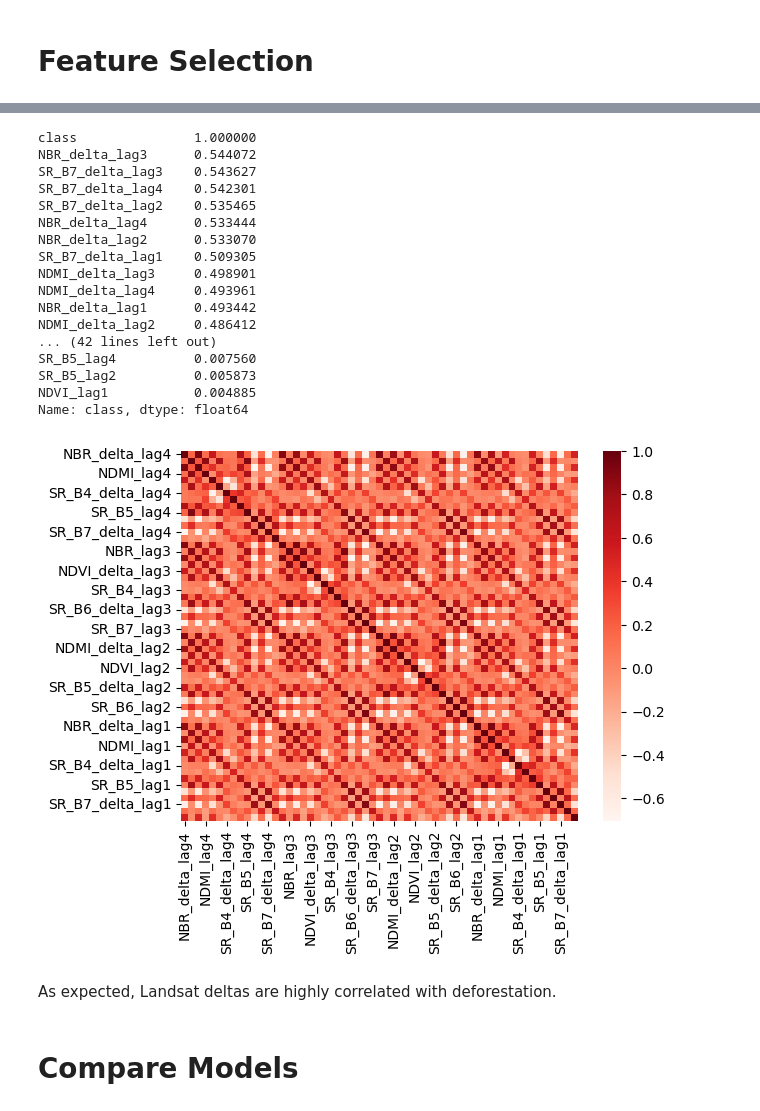
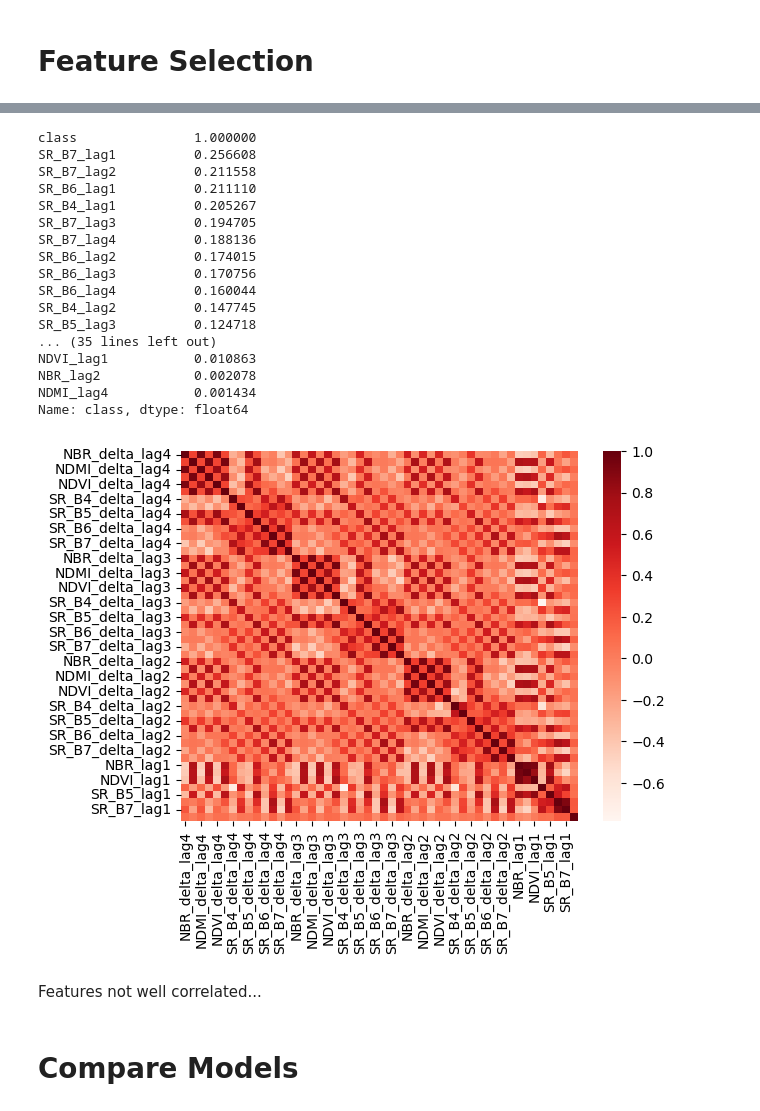
Before and after one commit to chankingsleykt/ForestWatch, a Jupyter notebook: model_comparison.ipynb, the cells around one changed output, grey strips where cells are left out. Cells and saved outputs as stored; diff of their text form; code cells hidden in the pictures.

Commit message:
detected a critical data leakage issue, updated model performance scores

```diff
--- a/model_comparison.ipynb
+++ b/model_comparison.ipynb
@@ -14,13 +14,13 @@ def prepare_data(data, year):
     data = data.sample(frac=1)
     return data
 # %%
-amazon_train_sets = [prepare_data(pd.read_csv(f"datasets/amazon_train_{year}.csv"), year) for year in range(2021, 2024)]
+amazon_train_sets = [prepare_data(pd.read_csv(f"datasets/fixed/amazon_train_{year}_fixed.csv"), year) for year in range(2021, 2024)]
 amazon_train = pd.concat(amazon_train_sets, axis=0)
 
-taiga_train_sets = [prepare_data(pd.read_csv(f"datasets/taiga_train_{year}.csv"), year) for year in range(2021, 2024)]
+taiga_train_sets = [prepare_data(pd.read_csv(f"datasets/fixed/taiga_train_{year}_fixed.csv"), year) for year in range(2021, 2024)]
 taiga_train = pd.concat(taiga_train_sets, axis=0)
 
-borneo_train_sets = [prepare_data(pd.read_csv(f"datasets/borneo_train_{year}.csv"), year) for year in range(2021, 2024)]
+borneo_train_sets = [prepare_data(pd.read_csv(f"datasets/fixed/borneo_train_{year}_fixed.csv"), year) for year in range(2021, 2024)]
 borneo_train = pd.concat(borneo_train_sets, axis=0)
 
 train_set = pd.concat([amazon_train, taiga_train, borneo_train], axis=0)
@@ -57,6 +68,12 @@ print(len(borneo_train))
 # %% [markdown]
 # Feature Selection
 # %%
-all_features = train_set.columns.drop(['year', 'index', 'system:index', 'class', 'latitude', 'longitude', '.geo', 'year'])
-print(all_features)
+# select all feature columns except metadata/target columns
+exclude_cols = {'index', 'system:index', 'class', 'latitude', 'longitude', '.geo', 'year'}
+all_features = [c for c in train_set.columns if c not in exclude_cols]
+# drop columns ending with "delta_lag1"
+drop_cols = [c for c in train_set.columns if c.endswith('delta_lag1')]
+train_set = train_set.drop(columns=drop_cols)
+all_features = [c for c in all_features if c not in drop_cols]
+print(f"Dropped {len(drop_cols)} columns: {drop_cols}")
 # %% [output]
@@ -81,28 +99,28 @@ y_train = train_set['class']
 # %%
 import seaborn as sns
-sns.heatmap(pd.concat([X_train, y_train], axis=1).corr(), cmap='Reds')
-print(abs(pd.concat([X_train, y_train], axis=1).corr()['class']).sort_values(ascending=False))
+sns.heatmap(pd.concat([amazon_train[all_features], amazon_train['class']], axis=1).corr(), cmap='Reds')
+print(abs(pd.concat([amazon_train[all_features], amazon_train['class']], axis=1).corr(method='spearman')['class']).sort_values(ascending=False))
 # %% [output]
 class               1.000000
-NBR_delta_lag3      0.544072
-SR_B7_delta_lag3    0.543627
-SR_B7_delta_lag4    0.542301
-SR_B7_delta_lag2    0.535465
-NBR_delta_lag4      0.533444
-NBR_delta_lag2      0.533070
-SR_B7_delta_lag1    0.509305
-NDMI_delta_lag3     0.498901
-NDMI_delta_lag4     0.493961
-NBR_delta_lag1      0.493442
-NDMI_delta_lag2     0.486412
-... (42 lines left out)
-SR_B5_lag4          0.007560
-SR_B5_lag2          0.005873
-NDVI_lag1           0.004885
+SR_B7_lag1          0.256608
+SR_B7_lag2          0.211558
+SR_B6_lag1          0.211110
+SR_B4_lag1          0.205267
+SR_B7_lag3          0.194705
+SR_B7_lag4          0.188136
+SR_B6_lag2          0.174015
+SR_B6_lag3          0.170756
+SR_B6_lag4          0.160044
+SR_B4_lag2          0.147745
+SR_B5_lag3          0.124718
+... (35 lines left out)
+NDVI_lag1           0.010863
+NBR_lag2            0.002078
+NDMI_lag4           0.001434
 Name: class, dtype: float64
-[figure, old version]
+[figure, new version]
 # %% [markdown]
-As expected, Landsat deltas are highly correlated with deforestation.
+Features not well correlated...
 # %% [markdown]
 # Compare Models
 # %%
```
Also changed, not shown: parts of 19 cells of this notebook, 18 other files.
